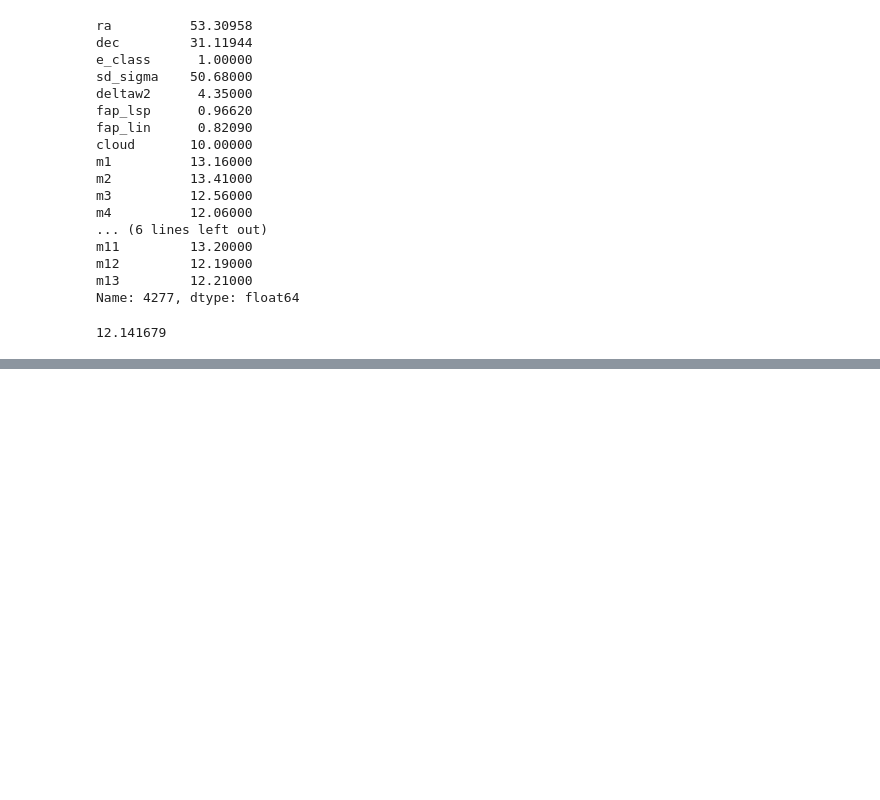
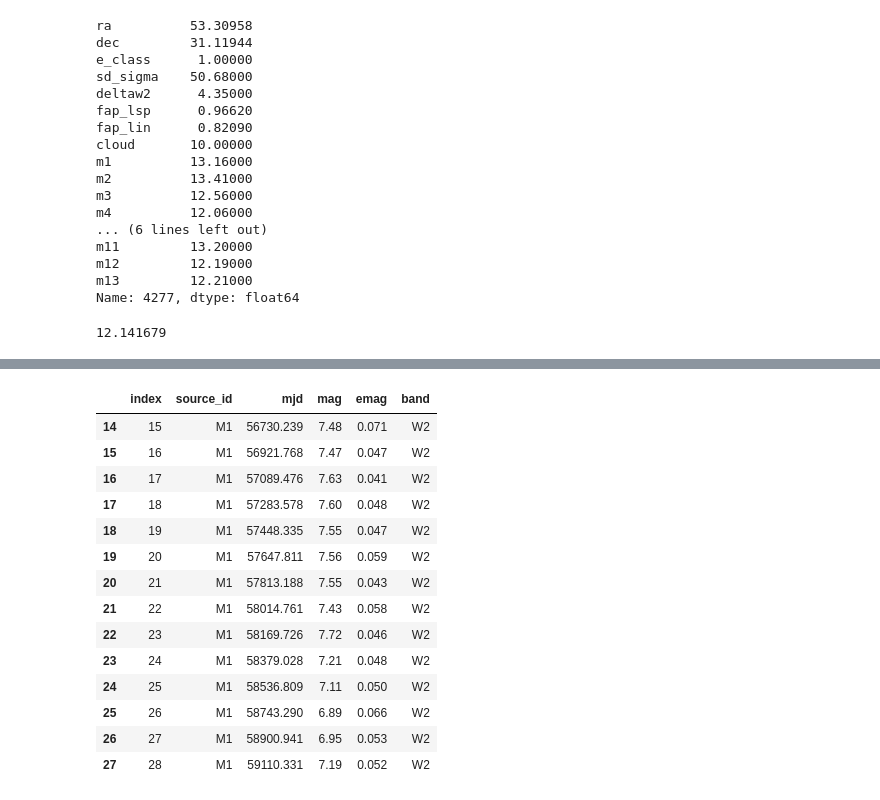
Before and after one commit to hoeen/WISE_YSO_variability_analysis, a Jupyter notebook: WISE_db_app/wise_db_ml.ipynb, the cells around one changed output, grey strips where cells are left out. Saved outputs shown, nothing was run; the diff lists cells and outputs as text; code cells hidden in the pictures; blank space fills up the shorter version.

```diff
--- a/WISE_db_app/wise_db_ml.ipynb
+++ b/WISE_db_app/wise_db_ml.ipynb
@@ -492,0 +527,22 @@ with open('predict_m15.pkl', 'wb') as pickle_file:
+# %%
+result_df0
+data1 = result_df0.copy()
+data1.source_id = data1.source_id.apply(lambda x: x.strip())
+m1 = data1[(data1['source_id'] == 'M1') & (data1['band'] == 'W2')]
+m1
+# %% [output]
+|  | index | source_id | mjd | mag | emag | band |
+| 14 | 15 | M1 | 56730.239 | 7.48 | 0.071 | W2 |
+| 15 | 16 | M1 | 56921.768 | 7.47 | 0.047 | W2 |
+| 16 | 17 | M1 | 57089.476 | 7.63 | 0.041 | W2 |
+| 17 | 18 | M1 | 57283.578 | 7.60 | 0.048 | W2 |
+| 18 | 19 | M1 | 57448.335 | 7.55 | 0.047 | W2 |
+| 19 | 20 | M1 | 57647.811 | 7.56 | 0.059 | W2 |
+| 20 | 21 | M1 | 57813.188 | 7.55 | 0.043 | W2 |
+| 21 | 22 | M1 | 58014.761 | 7.43 | 0.058 | W2 |
+| 22 | 23 | M1 | 58169.726 | 7.72 | 0.046 | W2 |
+| 23 | 24 | M1 | 58379.028 | 7.21 | 0.048 | W2 |
+| 24 | 25 | M1 | 58536.809 | 7.11 | 0.050 | W2 |
+| 25 | 26 | M1 | 58743.290 | 6.89 | 0.066 | W2 |
+| 26 | 27 | M1 | 58900.941 | 6.95 | 0.053 | W2 |
+| 27 | 28 | M1 | 59110.331 | 7.19 | 0.052 | W2 |
```
Also changed, not shown: parts of 7 cells of this notebook, 15 other files.
